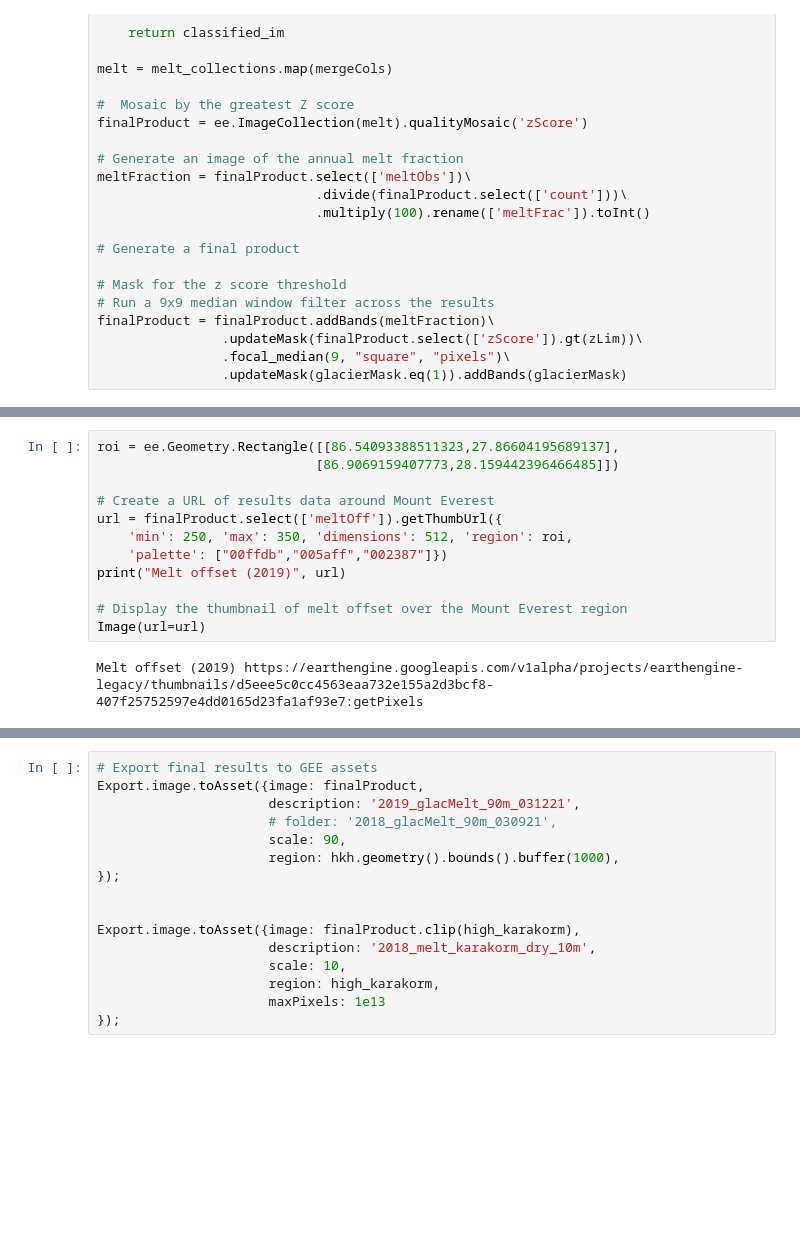
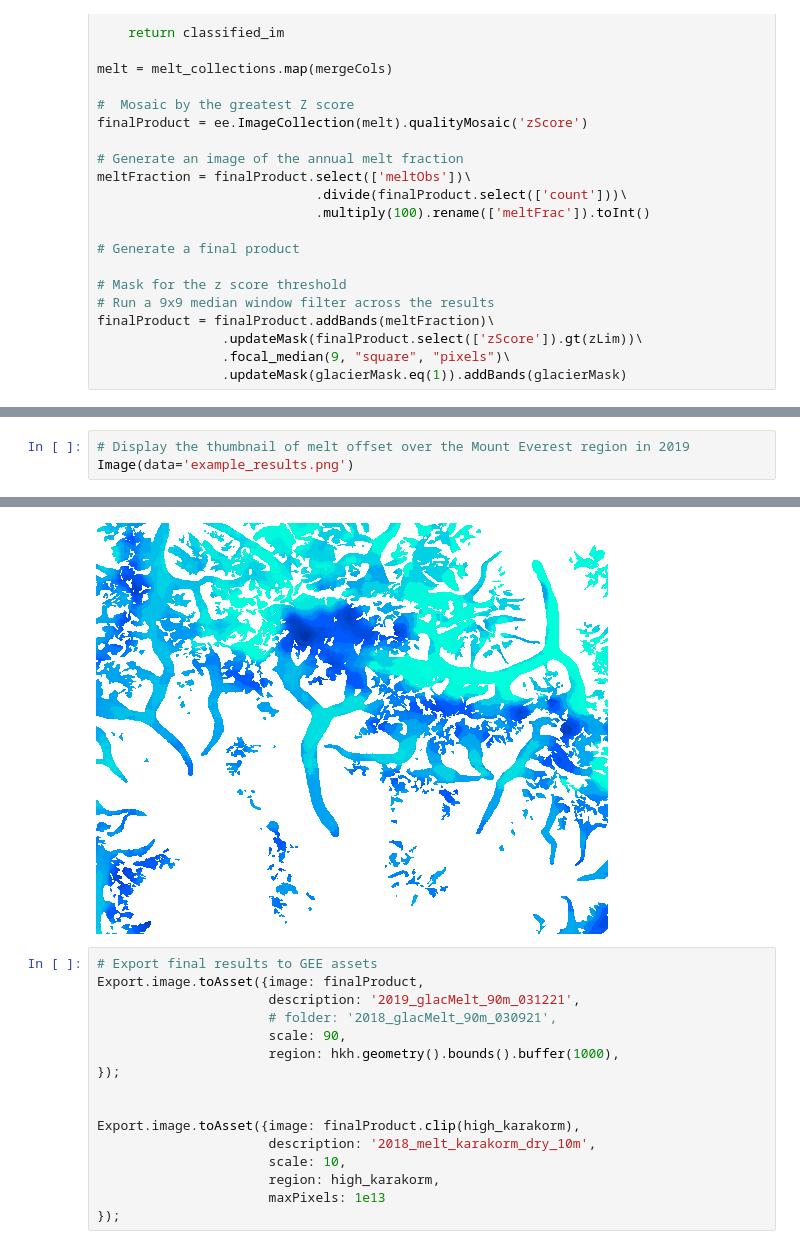
Before and after one commit to porefluid/glacier_melt, a Jupyter notebook: 00_generate_data.ipynb, the cells around one changed output, grey strips where cells are left out. Saved outputs shown, nothing was run; the diff lists cells and outputs as text; blank space fills up the shorter version.

```diff
--- a/00_generate_data.ipynb
+++ b/00_generate_data.ipynb
@@ -203,14 +205,4 @@ finalProduct = finalProduct.addBands(meltFraction)\
 # %%
-roi = ee.Geometry.Rectangle([[86.54093388511323,27.86604195689137],
-                            [86.9069159407773,28.159442396466485]])
-
-# Create a URL of results data around Mount Everest
-url = finalProduct.select(['meltOff']).getThumbUrl({
-    'min': 250, 'max': 350, 'dimensions': 512, 'region': roi,
-    'palette': ["00ffdb","005aff","002387"]})
-print("Melt offset (2019)", url)
-
-# Display the thumbnail of melt offset over the Mount Everest region
-Image(url=url)
+# Display the thumbnail of melt offset over the Mount Everest region in 2019
+Image(data='example_results.png')
 # %% [output]
-Melt offset (2019) https://earthengine.googleapis.com/v1alpha/projects/earthengine-legacy/thumbnails/d5eee5c0cc4563eaa732e155a2d3bcf8-407f25752597e4dd0165d23fa1af93e7:getPixels
@@ -218,3 +209,4 @@ Melt offset (2019) https://earthengine.googleapis.com/v1alpha/projects/earthengi
+[figure, added]
 # %%
 # Export final results to GEE assets
 Export.image.toAsset({image: finalProduct,
```
Also changed, not shown: parts of 3 cells of this notebook.
